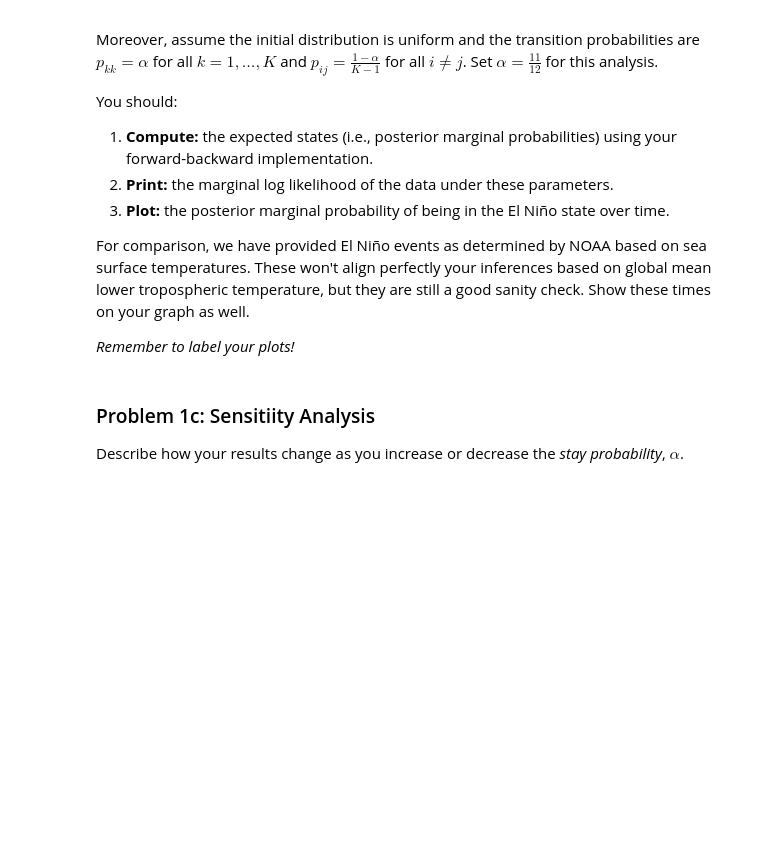
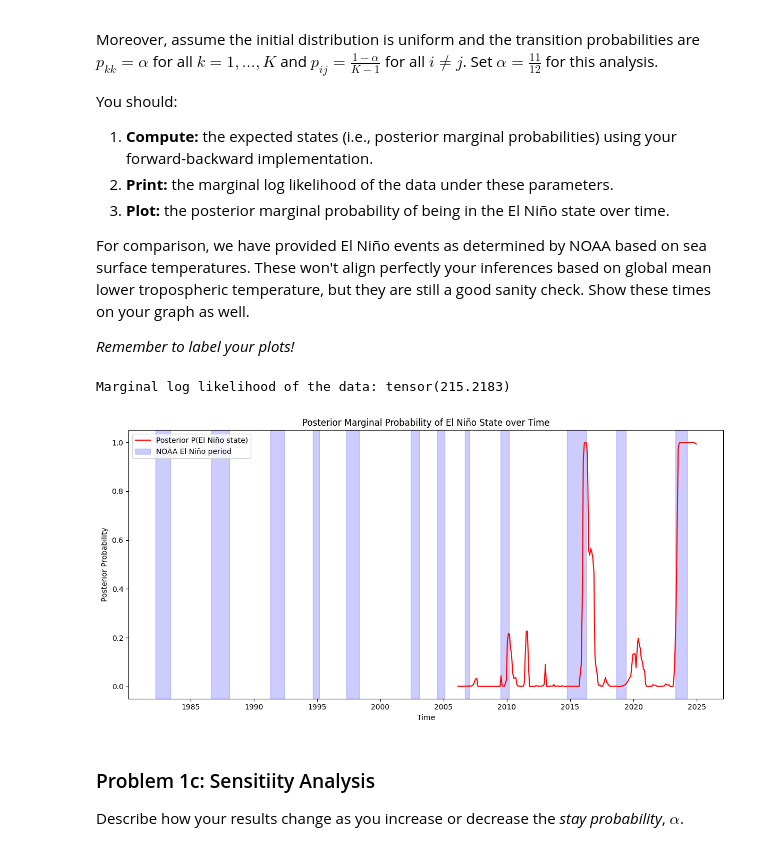
Before and after one commit to dlvh/stats305b, a Jupyter notebook: assignments/hw3/hw3.ipynb, the cells around one changed output. Drawn from its saved outputs; the diff is of its cells as text; code cells hidden in the pictures; blank space fills up the shorter version.

```diff
--- a/assignments/hw3/hw3.ipynb
+++ b/assignments/hw3/hw3.ipynb
@@ -493,3 +491,45 @@ NOAA_EL_NINO_PERIODS = [
+# %%
+## YOUR CODE HERE
+
+# Assumptions
+K = 3
+initial_probs = torch.tensor(np.ones(K)/K, dtype=torch.float32)
+mus = torch.tensor([0.0, 0.25, -0.25])
+sigma = 0.15
+normal_dist = torch.distributions.Normal(mus.unsqueeze(0), sigma)
+log_likes = normal_dist.log_prob(r.unsqueeze(1))
+alpha_val = 11/12
+P = np.full((K, K), (1 - alpha_val)/(K - 1))
+np.fill_diagonal(P, alpha_val)
+transition_matrix = torch.tensor(P, dtype=torch.float32)
+
+# Forward Backward Algorithm
+expected_states, marginal_loglike = forward_backward(initial_probs, transition_matrix, log_likes)
+
+print("Marginal log likelihood of the data:", marginal_loglike)
+
+# plot posterior probability of being in el nino
+el_nino_posterior = expected_states[:, 1].numpy()
+plt.figure(figsize=(12, 6))
+plt.plot(dates, el_nino_posterior, label="Posterior P(El Niño state)", color='red')
+
+# shade el nino
+for start, end in NOAA_EL_NINO_PERIODS:
+    plt.axvspan(start, end, color='blue', alpha=0.2, label="NOAA El Niño period")
+
+# To avoid duplicate labels in legend:
+handles, labels = plt.gca().get_legend_handles_labels()
+by_label = dict(zip(labels, handles))
+plt.legend(by_label.values(), by_label.keys())
+
+plt.xlabel("Time")
+plt.ylabel("Posterior Probability")
+plt.title("Posterior Marginal Probability of El Niño State over Time")
+plt.tight_layout()
+plt.show()
+# %% [output]
+Marginal log likelihood of the data: tensor(215.2183)
+[figure, added]
 # %% [markdown]
 ### Problem 1c: Sensitiity Analysis
 
```
Also changed, not shown: parts of 1 cell of this notebook.
